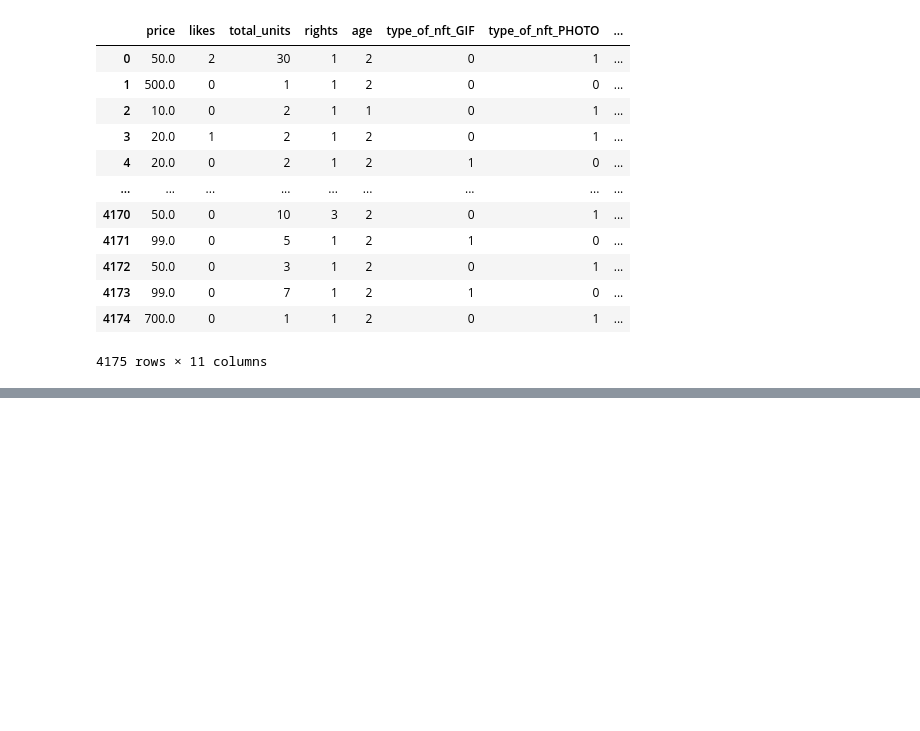
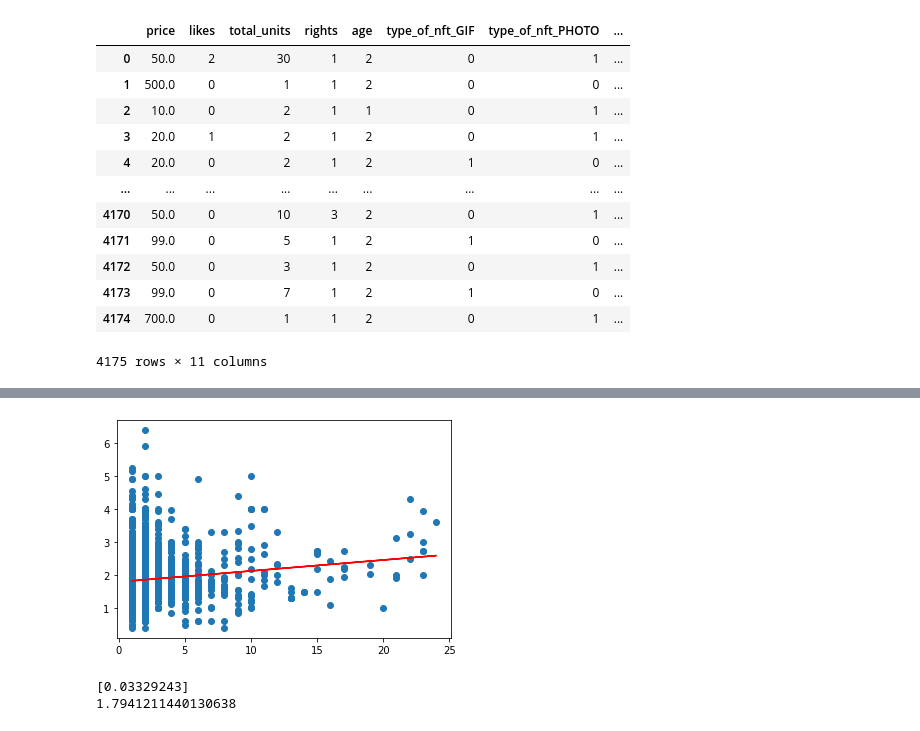
Before and after one commit to aortiz224/bootcamp_finalproject, a Jupyter notebook: dev/yaser/Notebook/ML_finalproject.ipynb, the cells around one changed output, grey strips where cells are left out. Saved outputs shown, nothing was run; the diff lists cells and outputs as text; code cells hidden in the pictures; blank space fills up the shorter version.

```diff
--- a/dev/yaser/Notebook/ML_finalproject.ipynb
+++ b/dev/yaser/Notebook/ML_finalproject.ipynb
@@ -219,0 +226,12 @@ X_test_scaled = X_scaler.transform(X_test)
+# %%
+plt.scatter(X, y)
+plt.plot(X, y_pred, color='red')
+plt.show()
+# %% [output]
+[figure, added]
+# %%
+print(model.coef_)
+print(model.intercept_)
+# %% [output]
+[0.03329243]
+1.7941211440130638
```
Also changed, not shown: parts of 9 cells of this notebook.
